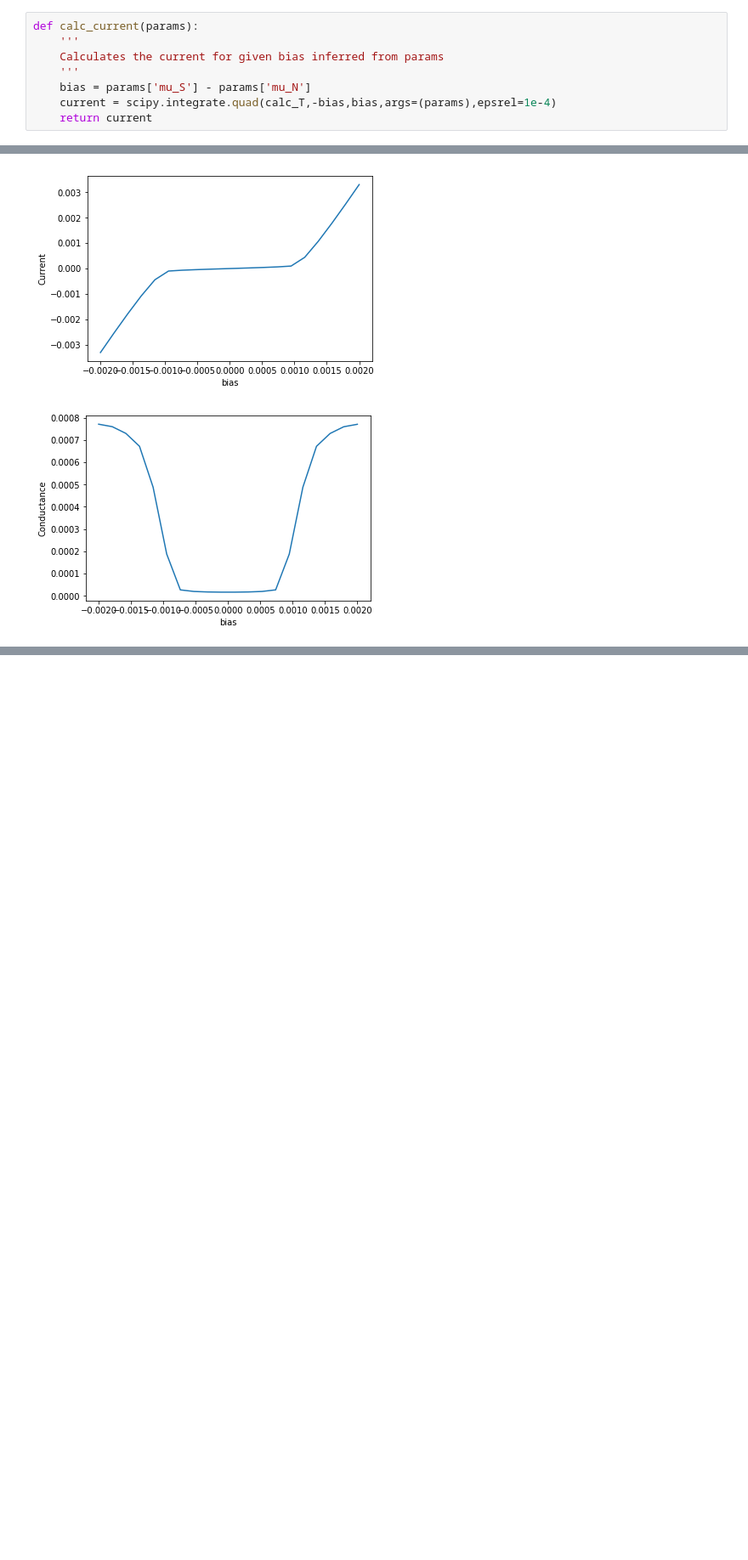
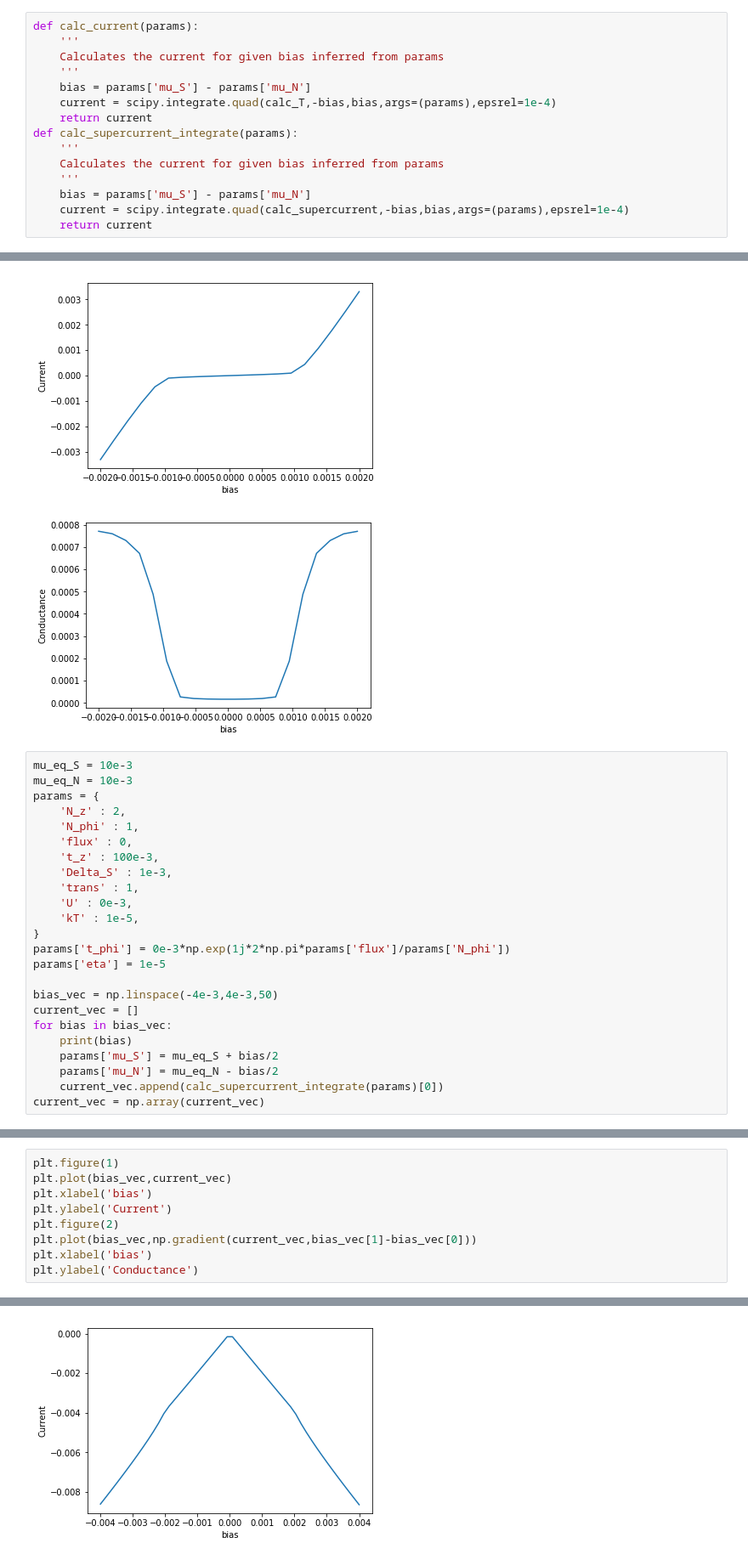
Before and after one commit to sandeshkalantre/superconducting-transport, a Jupyter notebook: code/BTK.ipynb, the cells around one changed output, grey strips where cells are left out. Shown at 85% size. Drawn from its saved outputs; the diff is of its cells as text; blank space fills up the shorter version.

```diff
--- a/code/BTK.ipynb
+++ b/code/BTK.ipynb
@@ -241,6 +368,13 @@ def calc_current(params):
     bias = params['mu_S'] - params['mu_N']
     current = scipy.integrate.quad(calc_T,-bias,bias,args=(params),epsrel=1e-4)
     return current
+def calc_supercurrent_integrate(params):
+    '''
+    Calculates the current for given bias inferred from params
+    '''
+    bias = params['mu_S'] - params['mu_N']
+    current = scipy.integrate.quad(calc_supercurrent,-bias,bias,args=(params),epsrel=1e-4)
+    return current
 # %%
 mu_eq_S = 10e-3
 mu_eq_N = 10e-3
@@ -298,3 +432,27 @@ plt.ylabel('Conductance')
 <matplotlib.text.Text at 0x...>
 [figure]
 [figure]
+# %%
+mu_eq_S = 10e-3
+mu_eq_N = 10e-3
+params = {
+    'N_z' : 2,
+    'N_phi' : 1,
+    'flux' : 0,
+    't_z' : 100e-3,
+    'Delta_S' : 1e-3,
+    'trans' : 1,
+    'U' : 0e-3,
+    'kT' : 1e-5,
+}
+params['t_phi'] = 0e-3*np.exp(1j*2*np.pi*params['flux']/params['N_phi'])
+params['eta'] = 1e-5
+
+bias_vec = np.linspace(-4e-3,4e-3,50)
+current_vec = []
+for bias in bias_vec:
+    print(bias)
+    params['mu_S'] = mu_eq_S + bias/2
+    params['mu_N'] = mu_eq_N - bias/2
+    current_vec.append(calc_supercurrent_integrate(params)[0])
+current_vec = np.array(current_vec)
@@ -300,0 +477,10 @@ plt.ylabel('Conductance')
+# %%
+plt.figure(1)
+plt.plot(bias_vec,current_vec)
+plt.xlabel('bias')
+plt.ylabel('Current')
+plt.figure(2)
+plt.plot(bias_vec,np.gradient(current_vec,bias_vec[1]-bias_vec[0]))
+plt.xlabel('bias')
+plt.ylabel('Conductance')
+# %% [output]
@@ -300,0 +488 @@ plt.ylabel('Conductance')
+[figure, added]
```
Also changed, not shown: parts of 7 cells of this notebook.
